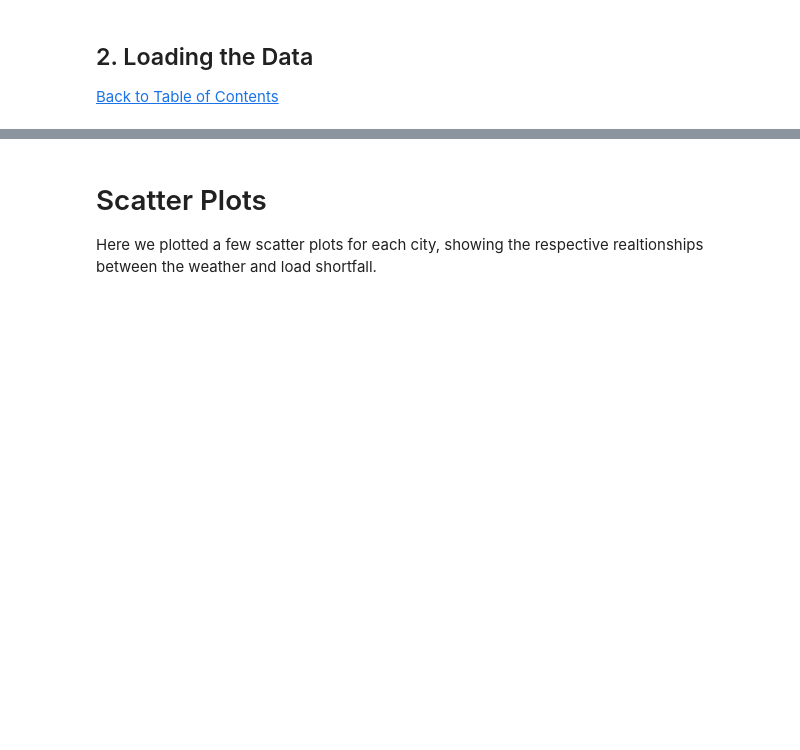
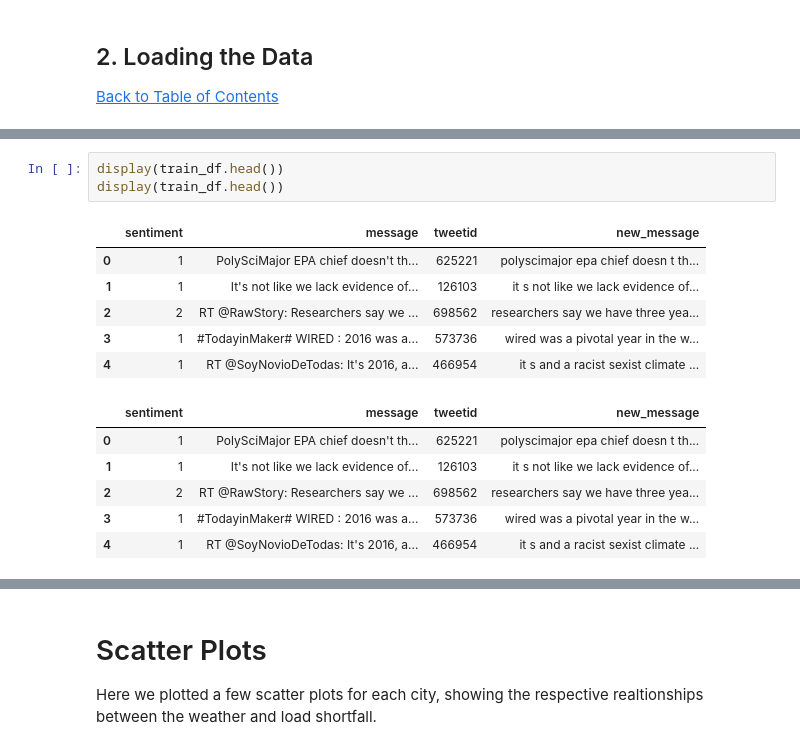
Before and after one commit to ethanmacrae/classification-predict-streamlit-template, a Jupyter notebook: Classification Predict Notebook .ipynb, the cells around one changed output, grey strips where cells are left out. Cells and saved outputs as stored; diff of their text form; blank space fills up the shorter version.

```diff
--- a/Classification Predict Notebook .ipynb
+++ b/Classification Predict Notebook .ipynb
@@ -205,0 +300,16 @@ df.describe()
+# %%
+display(train_df.head())
+display(train_df.head())
+# %% [output]
+|  | sentiment | message | tweetid | new_message |
+| 0 | 1 | PolySciMajor EPA chief doesn't th... | 625221 | polyscimajor epa chief doesn t th... |
+| 1 | 1 | It's not like we lack evidence of... | 126103 | it s not like we lack evidence of... |
+| 2 | 2 | RT @RawStory: Researchers say we ... | 698562 | researchers say we have three yea... |
+| 3 | 1 | #TodayinMaker# WIRED : 2016 was a... | 573736 | wired was a pivotal year in the w... |
+| 4 | 1 | RT @SoyNovioDeTodas: It's 2016, a... | 466954 | it s and a racist sexist climate ... |
+|  | sentiment | message | tweetid | new_message |
+| 0 | 1 | PolySciMajor EPA chief doesn't th... | 625221 | polyscimajor epa chief doesn t th... |
+| 1 | 1 | It's not like we lack evidence of... | 126103 | it s not like we lack evidence of... |
+| 2 | 2 | RT @RawStory: Researchers say we ... | 698562 | researchers say we have three yea... |
+| 3 | 1 | #TodayinMaker# WIRED : 2016 was a... | 573736 | wired was a pivotal year in the w... |
+| 4 | 1 | RT @SoyNovioDeTodas: It's 2016, a... | 466954 | it s and a racist sexist climate ... |
```
Also changed, not shown: parts of 29 cells of this notebook.
